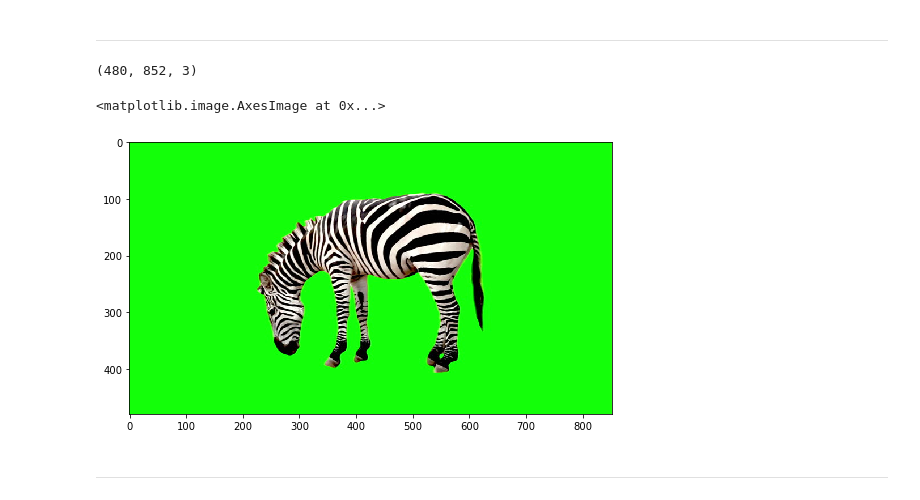
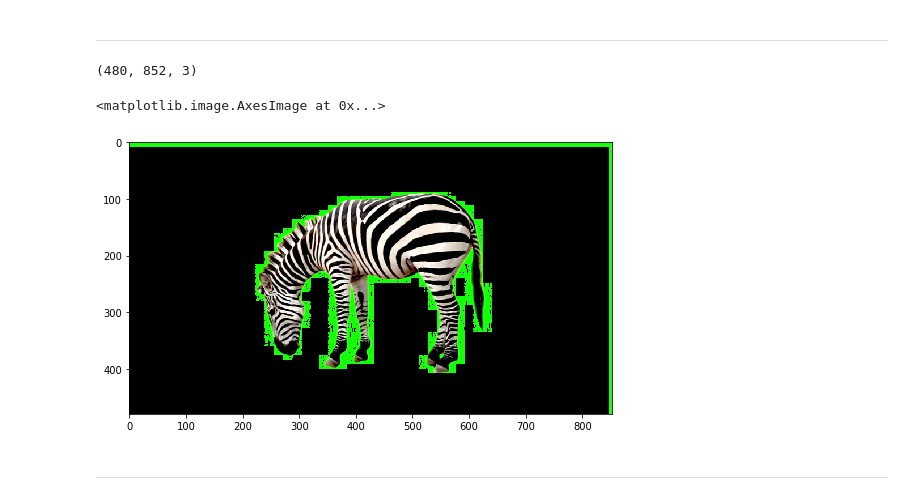
Before and after one commit to jeongnamho/AI, a Jupyter notebook: OpenCV/2020.01.07/2020.01.07 - 1. Image_processing.ipynb, the cells around one changed output. Saved outputs shown, nothing was run; the diff lists cells and outputs as text; code cells hidden in the pictures.

```diff
--- a/OpenCV/2020.01.07/2020.01.07 - 1. Image_processing.ipynb
+++ b/OpenCV/2020.01.07/2020.01.07 - 1. Image_processing.ipynb
@@ -44,17 +44,17 @@ print(p)
 # %%
 test = cv2.imread("../2020.01.06/zoo.jpg")
 print(test.shape)
 
 for r in range(test.shape[0]):
     for c in range(test.shape[1]):
-        if np.array_equal (test[r,c,:], [maxg, maxb, maxr]):
+        if np.array_equal (test[r,c,:], [maxb, maxg, maxr]):
             test[r, c, :] = [0,0,0]
 fig=plt.figure(figsize=(10,5))
 plt.imshow(cv2.cvtColor(test, cv2.COLOR_BGR2RGB))
 # %% [output]
 (480, 852, 3)
 <matplotlib.image.AxesImage at 0x...>
-[figure, old version]
+[figure, new version]
 # %% [markdown]
 -----
 # %% [markdown]
```
Also changed, not shown: parts of 8 cells of this notebook, 53 other files.
